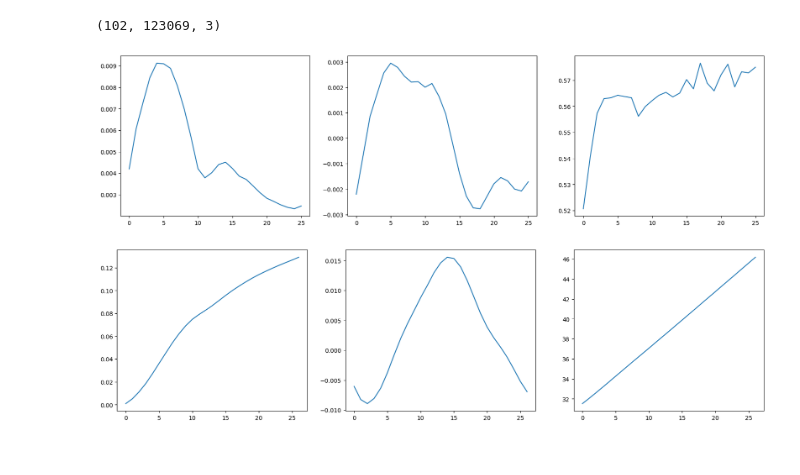
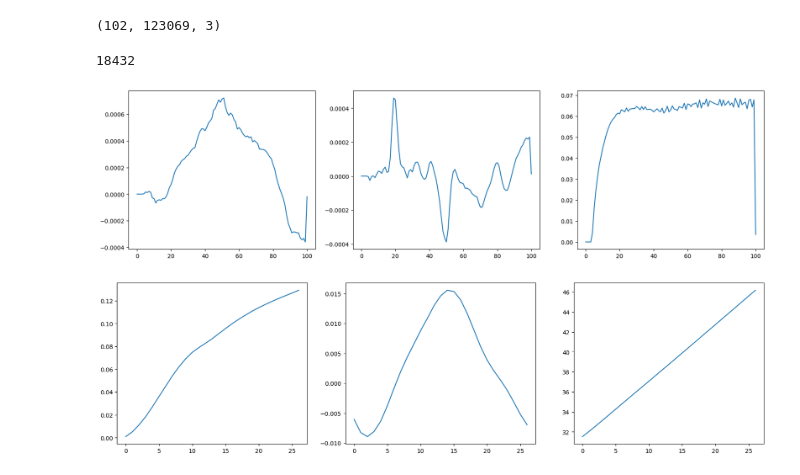
Before and after one commit to qilinli/gns-fragment, a Jupyter notebook: notebooks/read_fragment.ipynb, the cells around one changed output. Saved outputs shown, nothing was run; the diff lists cells and outputs as text; code cells hidden in the pictures.

```diff
--- a/notebooks/read_fragment.ipynb
+++ b/notebooks/read_fragment.ipynb
@@ -92,6 +92,10 @@ def parse_fragment_simulation(file):
     sorted_idx = trajectory[0, :, 0].argsort()
     trajectory = trajectory[:, sorted_idx, 1:]
 
+    # Define boundary particle as another type (kinematic)
+    mask = (trajectory[0, :, 1] > 850) | (trajectory[0, :, 1] < -850)
+    particle_type[mask] = 2
+
     return trajectory, particle_type, strains
 
 
@@ -496,29 +479,3 @@ metadata = metadata.groupby('ID').apply(lambda x: x.iloc[:, 1:].values.flatten()
 simulation = '90_6_0.3C50'
 meta = metadata[simulation]
 print(meta)
-# %%
-import numpy as np
-import matplotlib.pyplot as plt
-
-
-step_indx = '480_019'
-pred = np.load(f"/home/jovyan/work/gns-fragment/debug/pred_acc_{step_indx}.npy")
-gt = np.load(f"/home/jovyan/work/gns-fragment/debug/target_acc_{step_indx}.npy")
-pred = pred[::1, :]
-gt = gt[::1, :]
-
-# Create figure and axes
-fig = plt.figure(figsize=(20, 5))
-alpha = 0.5
-
-for axis in range(3):
-    ax = fig.add_subplot(1,3,axis+1)
-    ax.plot(gt[:, axis], 'b')
-    ax.plot(pred[:, axis], 'r--')
-
-# Set labels and legend
-ax.set_xlabel('X')
-ax.set_ylabel('Y')
-
-# Show the plot
-plt.show()
@@ -553,17 +508,20 @@ pos, type, strain = parse_fragment_simulation(file)
 print(pos.shape)
 # %% [output]
 (102, 123069, 3)
+# %%
+sum(type == 2)
+# %% [output]
+18432
 # %%
-pos = data_list[1][0]
 vel = pos[1:, :, :] - pos[:-1, :, :]
 vel = vel.mean(axis=1)
 
 fig = plt.figure(figsize=(20, 5))
 for axis in range(3):
     ax = fig.add_subplot(1,3,axis+1)
     ax.plot(vel[:, axis])
 # %% [output]
-[figure, old version]
+[figure, new version]
 # %%
 fig = plt.figure(figsize=(20, 5))
 poss = pos.mean(axis=1)
```
Also changed, not shown: parts of 7 cells of this notebook, 7 other files.
